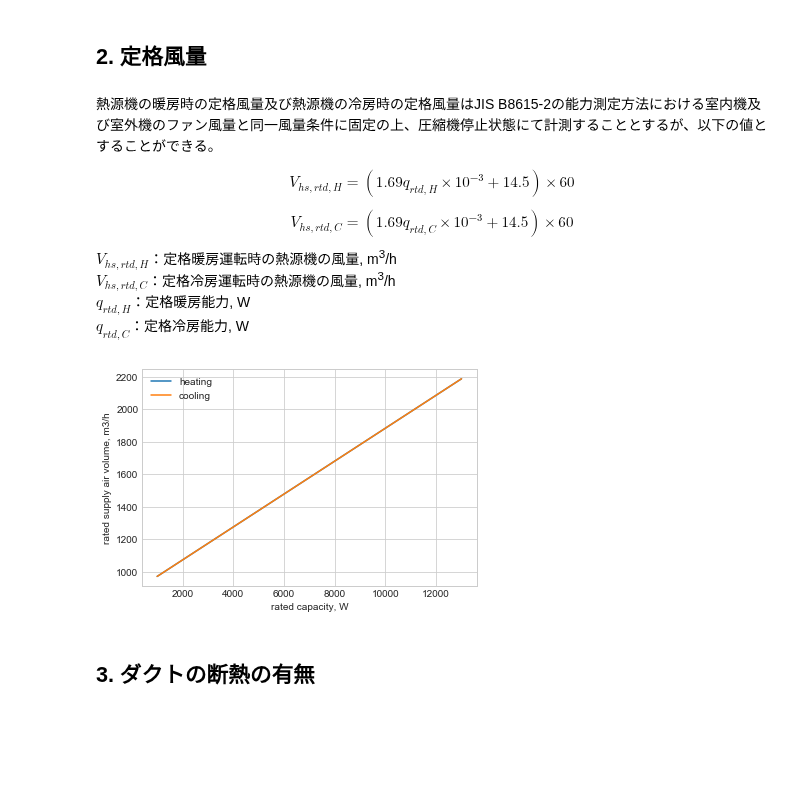
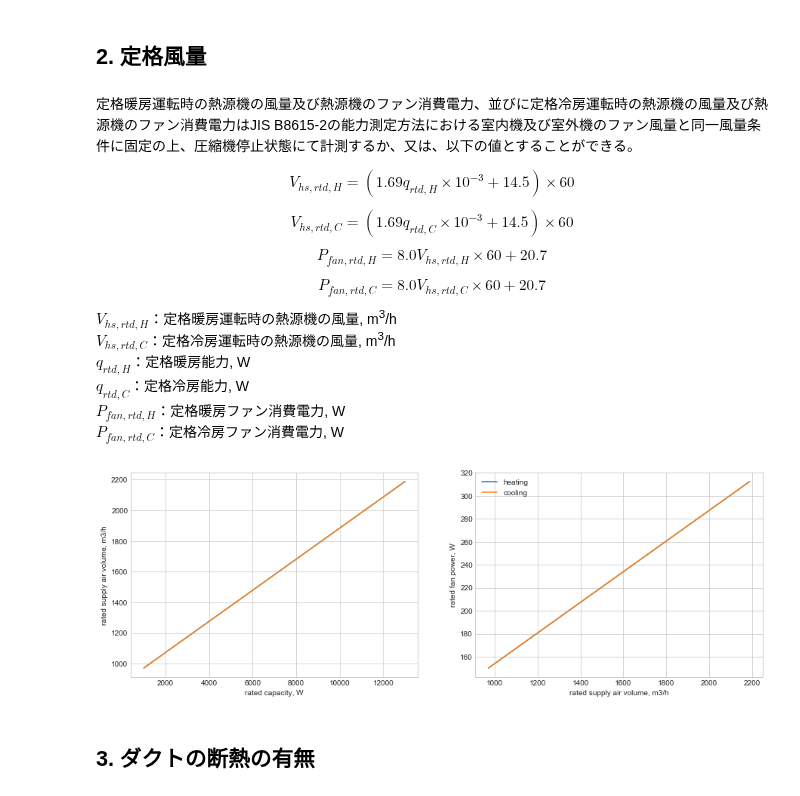
Before and after one commit to HisashiMiura/duct_type_central_hc_system, a Jupyter notebook: exp_system_spec.ipynb, the cells around one changed output. Drawn from its saved outputs; the diff is of its cells as text; code cells hidden in the pictures; blank space fills up the shorter version.

```diff
--- a/exp_system_spec.ipynb
+++ b/exp_system_spec.ipynb
@@ -133,34 +133,47 @@ plt.show()
 # %% [markdown]
 ## 2. 定格風量
 # %% [markdown]
-熱源機の暖房時の定格風量及び熱源機の冷房時の定格風量はJIS B8615-2の能力測定方法における室内機及び室外機のファン風量と同一風量条件に固定の上、圧縮機停止状態にて計測することとするが、以下の値とすることができる。
+定格暖房運転時の熱源機の風量及び熱源機のファン消費電力、並びに定格冷房運転時の熱源機の風量及び熱源機のファン消費電力はJIS B8615-2の能力測定方法における室内機及び室外機のファン風量と同一風量条件に固定の上、圧縮機停止状態にて計測するか、又は、以下の値とすることができる。
 
 $$ V_{hs,rtd,H} = \left( 1.69 q_{rtd,H} \times 10^{-3} + 14.5 \right) \times 60 $$
 
 $$ V_{hs,rtd,C} = \left( 1.69 q_{rtd,C} \times 10^{-3} + 14.5 \right) \times 60 $$
 
+$$ P_{fan,rtd,H} = 8.0 V_{hs,rtd,H} \times 60 + 20.7 $$
+
+$$ P_{fan,rtd,C} = 8.0 V_{hs,rtd,C} \times 60 + 20.7 $$
+
 $V_{hs,rtd,H}$：定格暖房運転時の熱源機の風量, m<sup>3</sup>/h
 $V_{hs,rtd,C}$：定格冷房運転時の熱源機の風量, m<sup>3</sup>/h
 $q_{rtd,H}$：定格暖房能力, W
 $q_{rtd,C}$：定格冷房能力, W
+$P_{fan,rtd,H}$：定格暖房ファン消費電力, W
+$P_{fan,rtd,C}$：定格冷房ファン消費電力, W
 # %%
 xs = np.arange(1000, 14000, 1000)
 
 plt.style.use('seaborn-whitegrid')
 
-fig = plt.figure()
-ax = fig.subplots()
+fig = plt.figure(figsize=(15,5))
 
-ax.plot(xs, get_default_rated_supply_air_volume(xs,xs)[0], label='heating')
-ax.plot(xs, get_default_rated_supply_air_volume(xs,xs)[1], label='cooling')
+ax1 = fig.add_subplot(121)
+v_hs_rtd_h, v_hs_rtd_c = get_default_rated_supply_air_volume(xs,xs)
+ax1.plot(xs, v_hs_rtd_h, label='heating')
+ax1.plot(xs, v_hs_rtd_c, label='cooling')
+ax1.set_xlabel('rated capacity, W')
+ax1.set_ylabel('rated supply air volume, m3/h')
 
-ax.set_xlabel('rated capacity, W')
-ax.set_ylabel('rated supply air volume, m3/h')
+ax2 = fig.add_subplot(122)
+p_fan_rtd_h, p_fan_rtd_c = get_default_rated_fan_power(v_hs_rtd_h, v_hs_rtd_c)
+ax2.plot(v_hs_rtd_h, p_fan_rtd_h, label='heating')
+ax2.plot(v_hs_rtd_c, p_fan_rtd_c, label='cooling')
+ax2.set_xlabel('rated supply air volume, m3/h')
+ax2.set_ylabel('rated fan power, W')
 
 plt.legend()
 plt.show()
 # %% [output]
-[figure, old version]
+[figure, new version]
 # %% [markdown]
 ## 3. ダクトの断熱の有無
 # %% [markdown]
```
Also changed, not shown: parts of 4 cells of this notebook, 7 other files.
